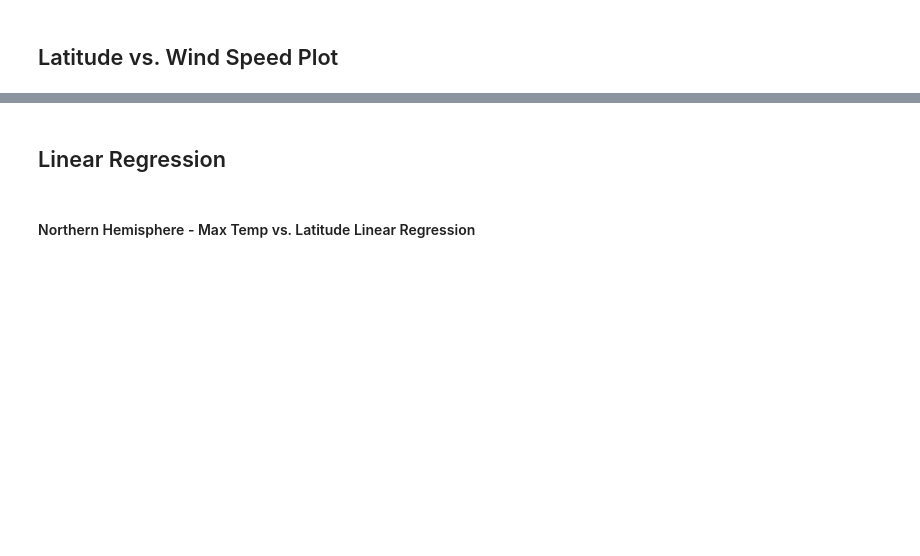
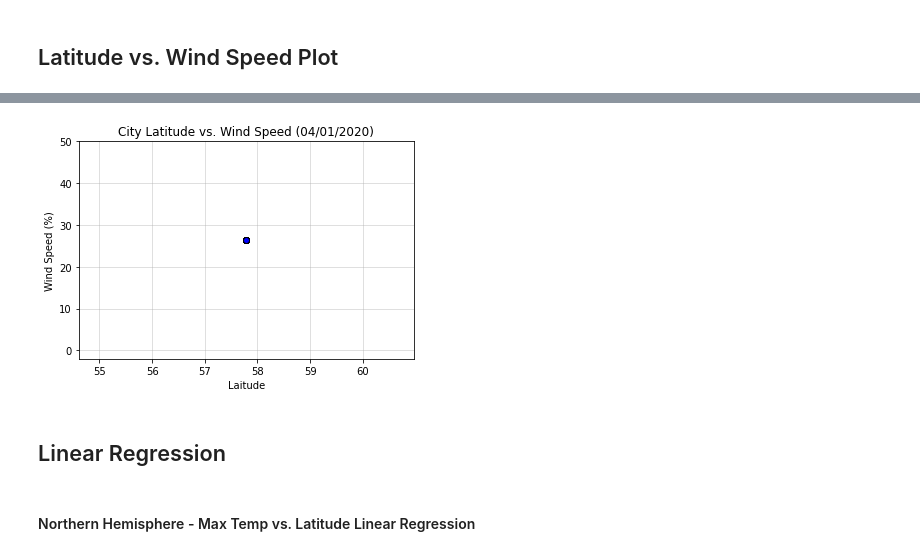
Before and after one commit to Smakdata24/python-api-challenge, a Jupyter notebook: WeatherPy/WeatherPy/WeatherPy.ipynb, the cells around one changed output, grey strips where cells are left out. Saved outputs shown, nothing was run; the diff lists cells and outputs as text; code cells hidden in the pictures; blank space fills up the shorter version.

```diff
--- a/WeatherPy/WeatherPy/WeatherPy.ipynb
+++ b/WeatherPy/WeatherPy/WeatherPy.ipynb
@@ -193,2 +225,15 @@ Int64Index([], dtype='int64')
+# %%
+plt.scatter(city_data["Lat"], city_data["Wind Speed"], facecolor = "Blue", edgecolor = "Black")
+plt.title("City Latitude vs. Wind Speed (04/01/2020)")
+
+
+plt.xlabel("Laitude")
+plt.ylabel("Wind Speed (%)")
+plt.ylim(-2,50)
+plt.grid(alpha = 0.5)
+
+plt.savefig("../Images/City Latitude vs Wind Speed (mph).png")
+# %% [output]
+[figure, added]
 # %% [markdown]
 ## Linear Regression
```
Also changed, not shown: parts of 33 cells of this notebook, 13 other files.
